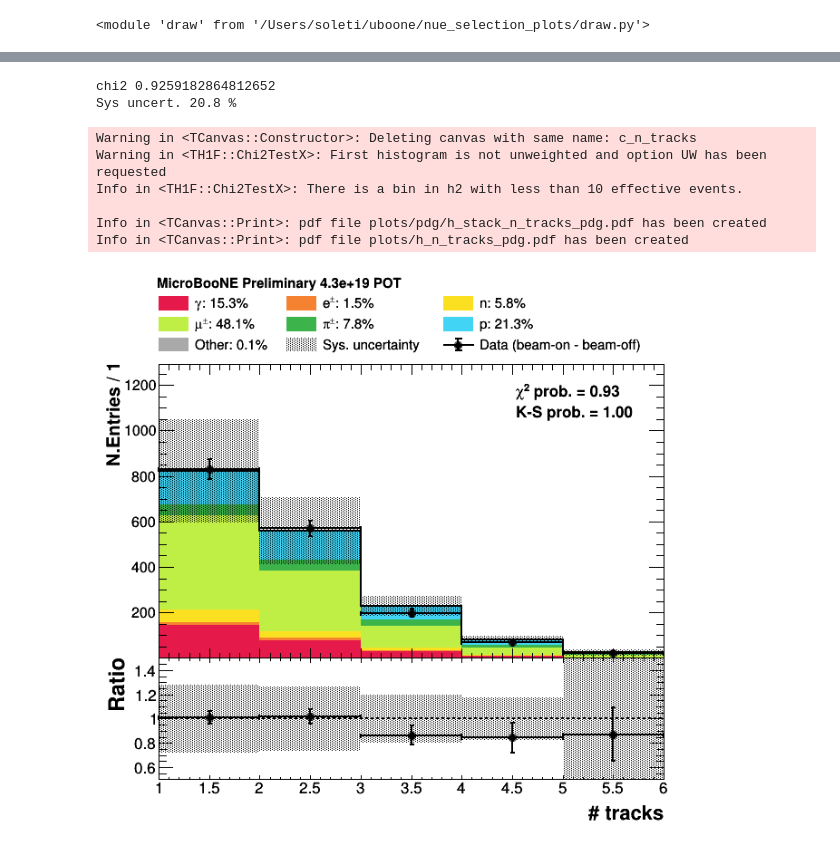
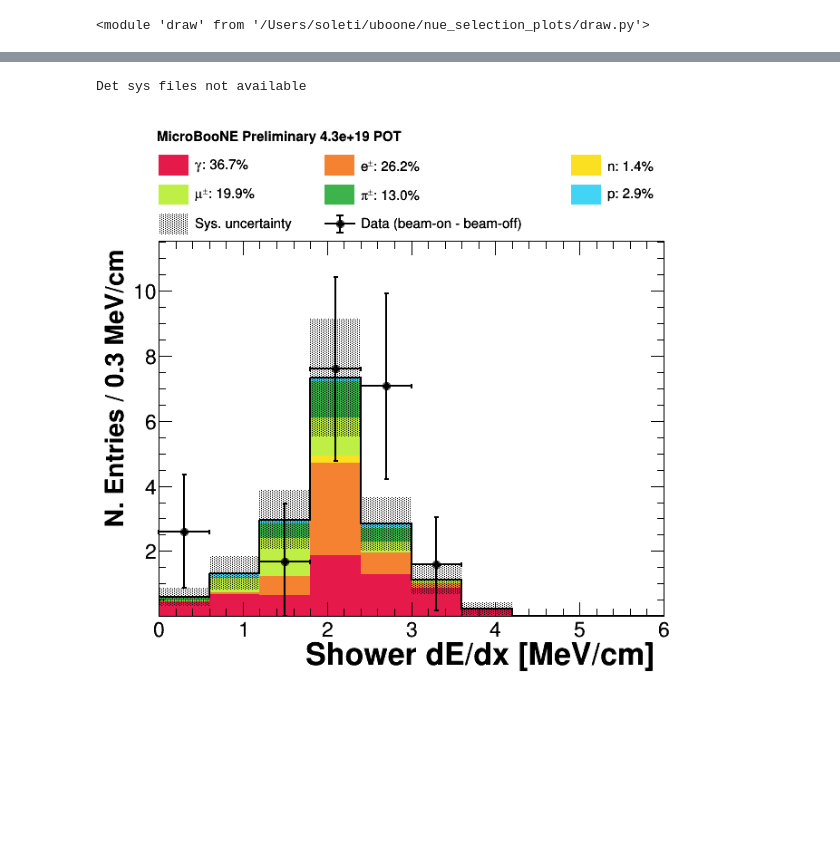
Before and after one commit to soleti/lee_bdt, a Jupyter notebook: Plots.ipynb, the cells around one changed output, grey strips where cells are left out. Drawn from its saved outputs; the diff is of its cells as text; code cells hidden in the pictures; blank space fills up the shorter version.

```diff
--- a/Plots.ipynb
+++ b/Plots.ipynb
@@ -105,16 +61,9 @@ Info in <TCanvas::Print>: pdf file plots/h_is_signal.pdf has been created
 # %%
-c_pdg, l_pdg = d.plot_pdg("n_tracks", "selection")
+c_pdg, l_pdg = d.plot_pdg("shower_dedx_cali", "cuts")
 c_pdg.Draw()
 ROOT.gStyle.SetHistTopMargin(0.1)
 c_pdg.SaveAs("plots/h%s_pdg.pdf" % c_pdg.GetName()[1:])
 # %% [output]
-chi2 0.9259182864812652
-Sys uncert. 20.8 %
+Det sys files not available
-Warning in <TCanvas::Constructor>: Deleting canvas with same name: c_n_tracks
-Warning in <TH1F::Chi2TestX>: First histogram is not unweighted and option UW has been requested
-Info in <TH1F::Chi2TestX>: There is a bin in h2 with less than 10 effective events.
-
-Info in <TCanvas::Print>: pdf file plots/pdg/h_stack_n_tracks_pdg.pdf has been created
-Info in <TCanvas::Print>: pdf file plots/h_n_tracks_pdg.pdf has been created
-[figure, old version]
+[figure, new version]
 # %%
```
Also changed, not shown: parts of 6 cells of this notebook, 12 other files.
